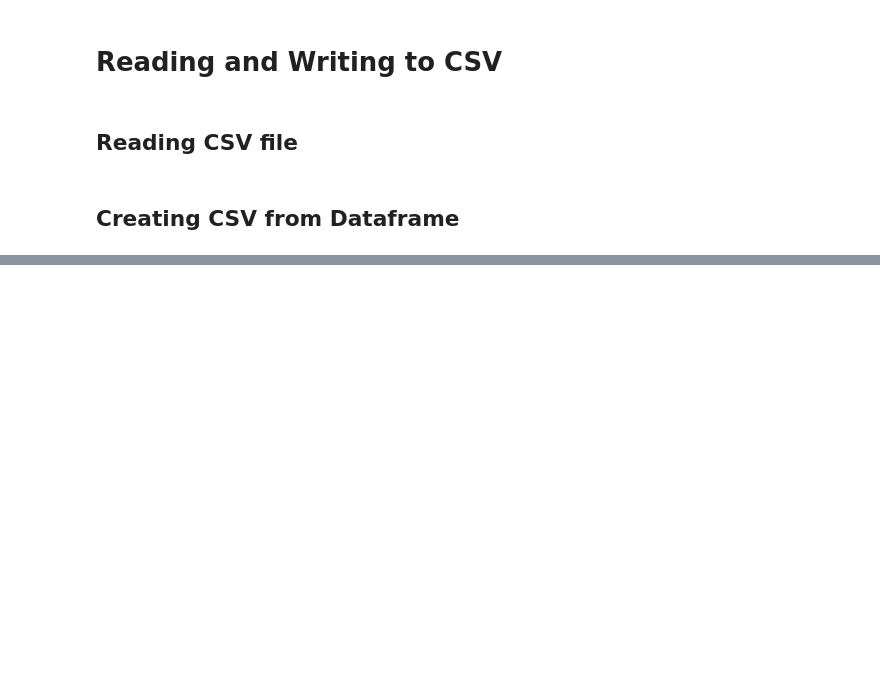
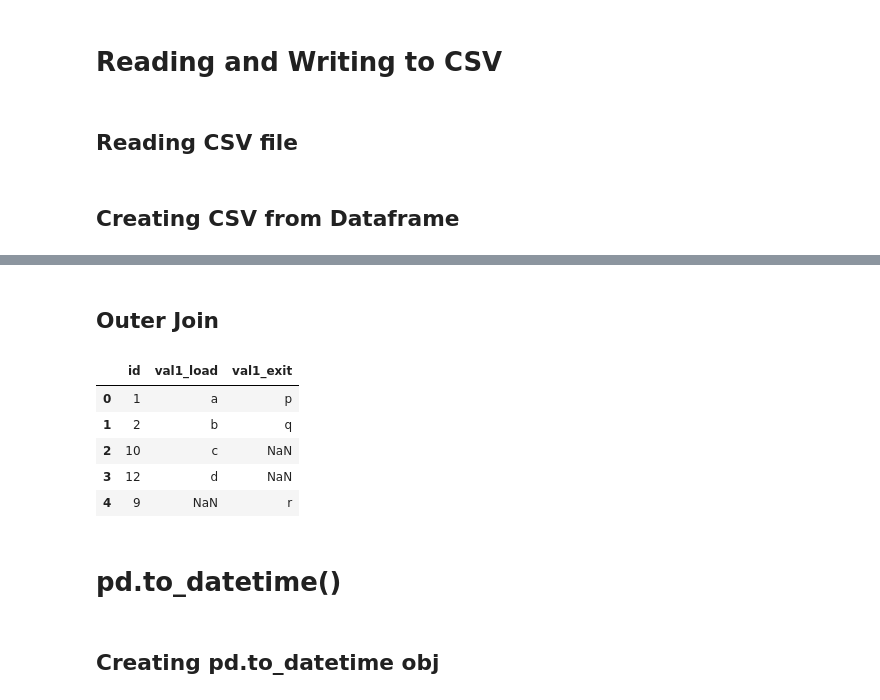
Before and after one commit to shant-kolekar/dataAnalyticsEssentialModules, a Jupyter notebook: pandas.ipynb, the cells around one changed output, grey strips where cells are left out. Saved outputs shown, nothing was run; the diff lists cells and outputs as text; code cells hidden in the pictures; blank space fills up the shorter version.

```diff
--- a/pandas.ipynb
+++ b/pandas.ipynb
@@ -924,0 +1001,19 @@ df.to_csv('wine_dataset.csv')
+# %%
+# Creating dataframe a
+a = pd.DataFrame()
+
+# Creating Dictionary
+d = {'id': [1, 2, 10, 12],
+     'val1': ['a', 'b', 'c', 'd']}
+
+a = pd.DataFrame(d)
+
+# Creating dataframe b
+b = pd.DataFrame()
+
+# Creating dictionary
+d = {'id': [1, 2, 9, 8],
+     'val1': ['p', 'q', 'r', 's']}
+b = pd.DataFrame(d)
+
+print(a,'\n \n' ,b)
@@ -924,0 +1063,16 @@ df.to_csv('wine_dataset.csv')
+# %% [markdown]
+## Outer Join
+# %%
+outer_join = pd.merge(a, b, on='id', how='outer',suffixes=['_load', '_exit'])
+outer_join.head()
+# %% [output]
+|  | id | val1_load | val1_exit |
+| 0 | 1 | a | p |
+| 1 | 2 | b | q |
+| 2 | 10 | c | NaN |
+| 3 | 12 | d | NaN |
+| 4 | 9 | NaN | r |
+# %% [markdown]
+# pd.to_datetime()
+# %% [markdown]
+## Creating pd.to_datetime obj
```
Also changed, not shown: parts of 34 cells of this notebook.
